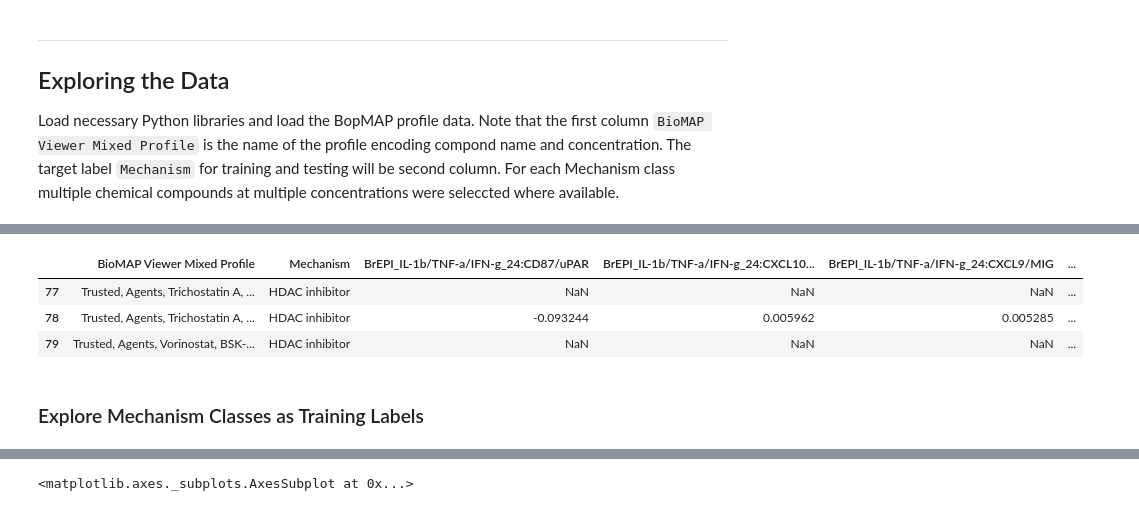
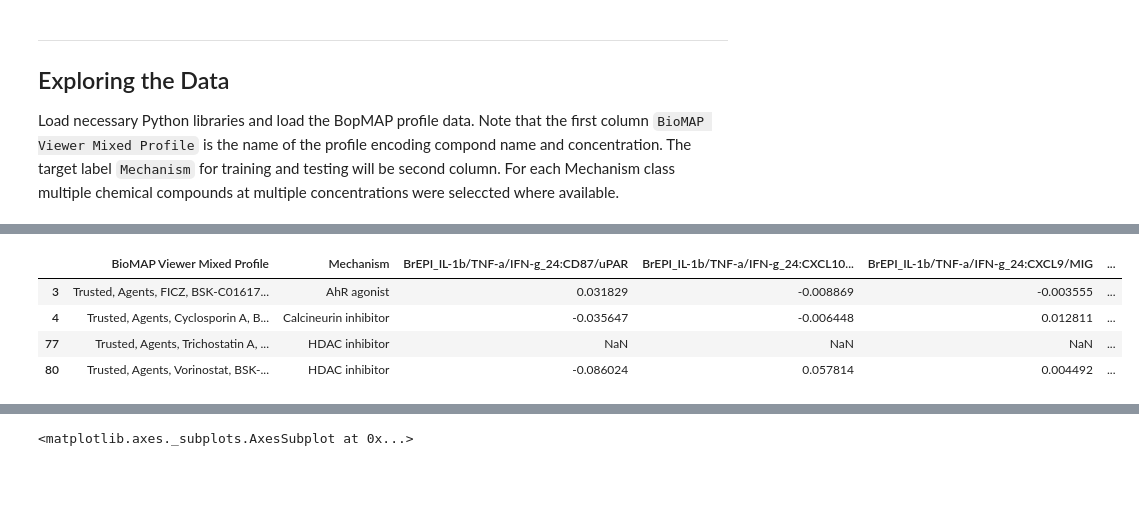
Before and after one commit to AntalBerenyi/SVM, a Jupyter notebook: Notebooks/SVM - Quick and Dirty.ipynb, the cells around one changed output, grey strips where cells are left out. Saved outputs shown, nothing was run; the diff lists cells and outputs as text; code cells hidden in the pictures; blank space fills up the shorter version.

```diff
--- a/Notebooks/SVM - Quick and Dirty.ipynb
+++ b/Notebooks/SVM - Quick and Dirty.ipynb
@@ -17,8 +17,8 @@ import seaborn as sns
 from IPython.display import display
 
 %matplotlib inline
-pd.options.display.max_rows = 15
+pd.options.display.max_rows = 30
 
 pd.options.display.max_columns = 300
 
-DEBUG = True
+VERBOSE = True
@@ -27,13 +28,12 @@ DEBUG = True
 # %%
 # Read in data from Excel file
 data = pd.read_excel('Data/Final_Berg JBS 2013 Supplemental Table 3_For SVM14Dec2017 - Labels.xlsx')
 
-if (DEBUG):
-    display(data[77:80])
+if (VERBOSE):
+    display(data.iloc[[3,4,77,80]])
 # %% [output]
 |  | BioMAP Viewer Mixed Profile | Mechanism | BrEPI_IL-1b/TNF-a/IFN-g_24:CD87/uPAR | BrEPI_IL-1b/TNF-a/IFN-g_24:CXCL10... | BrEPI_IL-1b/TNF-a/IFN-g_24:CXCL9/MIG | ... |
+| 3 | Trusted, Agents, FICZ, BSK-C01617... | AhR agonist | 0.031829 | -0.008869 | -0.003555 | ... |
+| 4 | Trusted, Agents, Cyclosporin A, B... | Calcineurin inhibitor | -0.035647 | -0.006448 | 0.012811 | ... |
 | 77 | Trusted, Agents, Trichostatin A, ... | HDAC inhibitor | NaN | NaN | NaN | ... |
-| 78 | Trusted, Agents, Trichostatin A, ... | HDAC inhibitor | -0.093244 | 0.005962 | 0.005285 | ... |
-| 79 | Trusted, Agents, Vorinostat, BSK-... | HDAC inhibitor | NaN | NaN | NaN | ... |
+| 80 | Trusted, Agents, Vorinostat, BSK-... | HDAC inhibitor | -0.086024 | 0.057814 | 0.004492 | ... |
-# %% [markdown]
-### Explore Mechanism Classes as Training Labels
```
Also changed, not shown: parts of 11 cells of this notebook, 10 other files.
